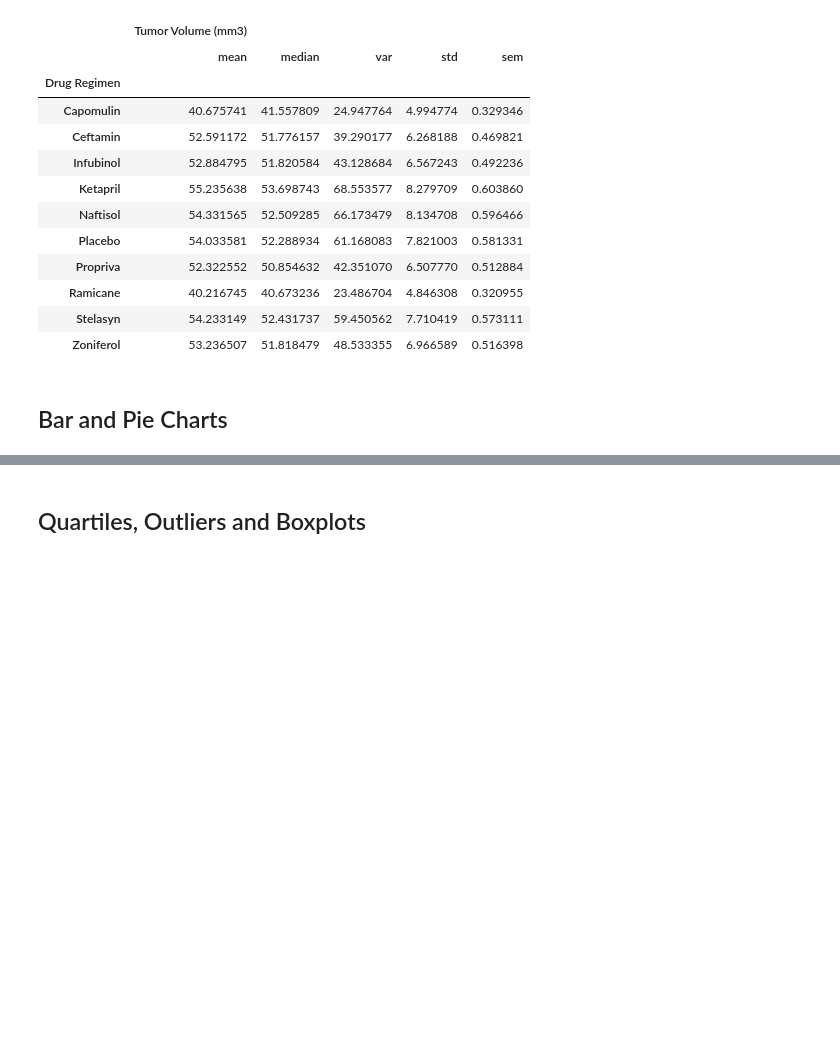
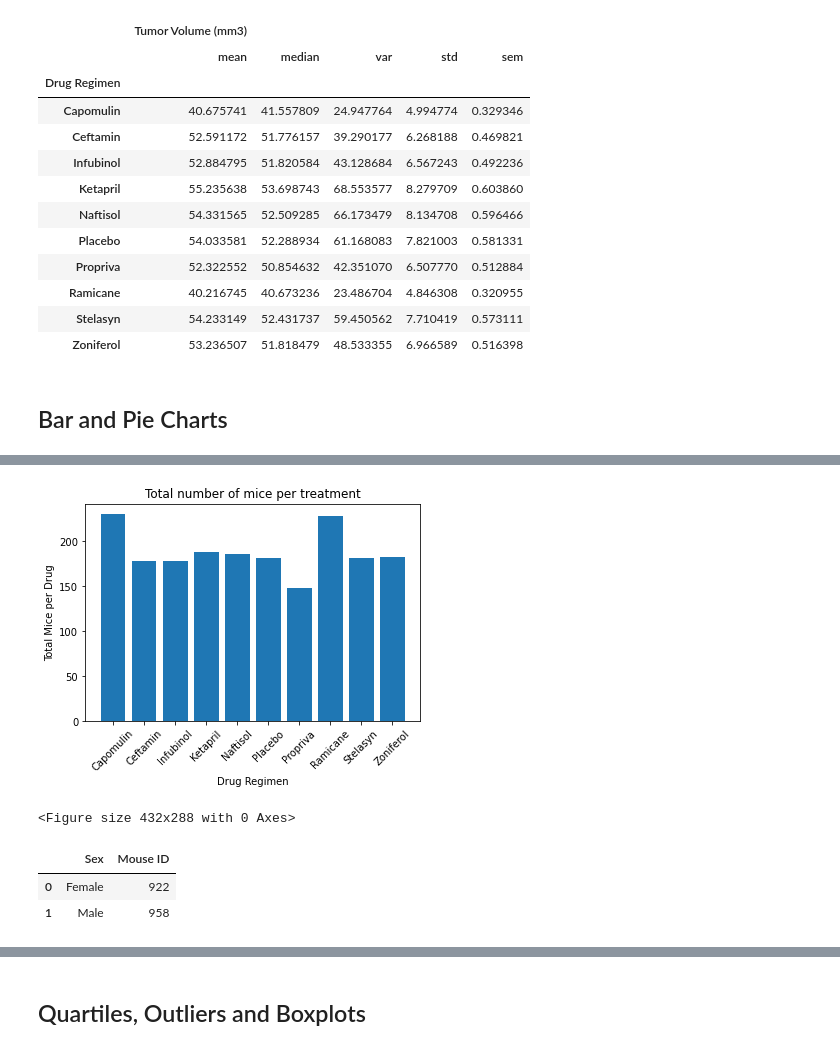
Before and after one commit to rfaylona/matplotlib-challenge, a Jupyter notebook: Pymaceuticals/pymaceuticals_starter.ipynb, the cells around one changed output, grey strips where cells are left out. Drawn from its saved outputs; the diff is of its cells as text; code cells hidden in the pictures; blank space fills up the shorter version.

```diff
--- a/Pymaceuticals/pymaceuticals_starter.ipynb
+++ b/Pymaceuticals/pymaceuticals_starter.ipynb
@@ -146,4 +168,24 @@ combined_data.groupby("Drug Regimen").agg(agg_table)
 # %%
 # Generate a bar plot showing the total number of timepoints for all mice tested for each drug regimen using pyplot.
+drugs_per_mice = drug_timepoints[["Drug Regimen"]]
+drugs_reg = drug_timepoints["Drug Regimen"].tolist()
+x_axis = drugs_reg
+plt.bar(x_axis, drugs_time["Number of mice tested per drug"], align="center")
+plt.title("Total number of mice per treatment")
+plt.xticks(rotation = 45)
+plt.xlabel("Drug Regimen")
+plt.ylabel("Total Mice per Drug")
+plt.show()
+plt.tight_layout()
+# %% [output]
+[figure, added]
+<Figure size 432x288 with 0 Axes>
 # %%
 # Generate a pie plot showing the distribution of female versus male mice using Pandas
+gender_grp = (cleaned_data.groupby("Sex").count()).reset_index()
+gender_grp = gender_grp[["Sex", "Mouse ID"]]
+gender_grp
+# %% [output]
+|  | Sex | Mouse ID |
+| 0 | Female | 922 |
+| 1 | Male | 958 |
```
Also changed, not shown: parts of 21 cells of this notebook.
